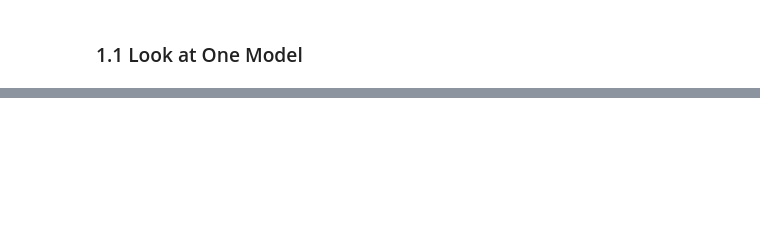
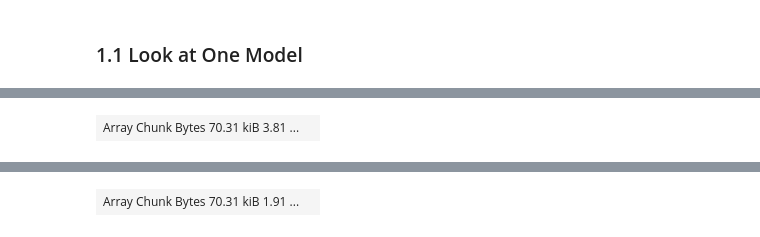
Before and after one commit to jinnayoon/cmip6-tempchangeproj, a Jupyter notebook: global_TOA_abrupt4xCO2.ipynb, the cells around one changed output, grey strips where cells are left out. Cells and saved outputs as stored; diff of their text form; code cells hidden in the pictures; blank space fills up the shorter version.

```diff
--- a/global_TOA_abrupt4xCO2.ipynb
+++ b/global_TOA_abrupt4xCO2.ipynb
@@ -114,0 +165,78 @@ print(source_list_abrupt4xCO2_2)
+# %%
+#TOA dtarray of 5 GCM
+ds_list_abrupt_gcm = list()
+ds_list_piControl_gcm = list()
+for source in gcm_list:
+    #abrupt4xCO2 data
+    df_toa_abrupt4xCO2_rlut = df.query("activity_id =='CMIP' & source_id == @source & table_id == 'Amon' & variable_id == 'rlut' & experiment_id == 'abrupt-4xCO2' & member_id == 'r1i1p1f1'")
+    df_toa_abrupt4xCO2_rsut = df.query("activity_id =='CMIP' & source_id == @source & table_id == 'Amon' & variable_id == 'rsut' & experiment_id == 'abrupt-4xCO2' & member_id == 'r1i1p1f1'")
+    df_toa_abrupt4xCO2_rsdt = df.query("activity_id =='CMIP' & source_id == @source & table_id == 'Amon' & variable_id == 'rsdt' & experiment_id == 'abrupt-4xCO2' & member_id == 'r1i1p1f1'")
+    df_toa_abrupt4xCO2_rlutcs = df.query("activity_id =='CMIP' & source_id == @source & table_id == 'Amon' & variable_id == 'rlutcs' & experiment_id == 'abrupt-4xCO2' & member_id == 'r1i1p1f1'")
+    df_toa_abrupt4xCO2_rsutcs = df.query("activity_id =='CMIP' & source_id == @source & table_id == 'Amon' & variable_id == 'rsutcs' & experiment_id == 'abrupt-4xCO2' & member_id == 'r1i1p1f1'")
+
+    #load abrupt4xCO2 data as dataset
+    ds_toa_abrupt4xCO2_rlut = load_zarr_dset(df_toa_abrupt4xCO2_rlut)
+    ds_toa_abrupt4xCO2_rsut = load_zarr_dset(df_toa_abrupt4xCO2_rsut)
+    ds_toa_abrupt4xCO2_rsdt = load_zarr_dset(df_toa_abrupt4xCO2_rsdt)
+    ds_toa_abrupt4xCO2_rlutcs = load_zarr_dset(df_toa_abrupt4xCO2_rlutcs)
+    ds_toa_abrupt4xCO2_rsutcs = load_zarr_dset(df_toa_abrupt4xCO2_rsutcs)
+    #toa and cre variable
+    ds_abrupt4xCO2_toa = ds_toa_abrupt4xCO2_rsdt.rsdt - ds_toa_abrupt4xCO2_rsut.rsut - ds_toa_abrupt4xCO2_rlut.rlut
+    ds_abrupt4xCO2_toacs = ds_toa_abrupt4xCO2_rsdt.rsdt - ds_toa_abrupt4xCO2_rlutcs.rlutcs - ds_toa_abrupt4xCO2_rsutcs.rsutcs
+    ds_abrupt4xCO2_cre = ds_abrupt4xCO2_toa - ds_abrupt4xCO2_toacs
+
+    #check each coords to see if lat/latitude need to be renamed
+    #print(source)
+    #print(ds_abrupt4xCO2_toa.coords)
+
+    #piControl data
+    df_toa_piControl_rlut = df.query("activity_id =='CMIP' & source_id == @source & table_id == 'Amon' & variable_id == 'rlut' & experiment_id == 'piControl' & member_id == 'r1i1p1f1'")
+    df_toa_piControl_rsut = df.query("activity_id =='CMIP' & source_id == @source & table_id == 'Amon' & variable_id == 'rsut' & experiment_id == 'piControl' & member_id == 'r1i1p1f1'")
+    df_toa_piControl_rsdt = df.query("activity_id =='CMIP' & source_id == @source & table_id == 'Amon' & variable_id == 'rsdt' & experiment_id == 'piControl' & member_id == 'r1i1p1f1'")
+    df_toa_piControl_rlutcs = df.query("activity_id =='CMIP' & source_id == @source & table_id == 'Amon' & variable_id == 'rlutcs' & experiment_id == 'piControl' & member_id == 'r1i1p1f1'")
+    df_toa_piControl_rsutcs = df.query("activity_id =='CMIP' & source_id == @source & table_id == 'Amon' & variable_id == 'rsutcs' & experiment_id == 'piControl' & member_id == 'r1i1p1f1'")
+
+    #load piControl data as dataset
+    ds_toa_piControl_rlut = load_zarr_dset(df_toa_piControl_rlut)
+    ds_toa_piControl_rsut = load_zarr_dset(df_toa_piControl_rsut)
+    ds_toa_piControl_rsdt = load_zarr_dset(df_toa_piControl_rsdt)
+    ds_toa_piControl_rlutcs = load_zarr_dset(df_toa_piControl_rlutcs)
+    ds_toa_piControl_rsutcs = load_zarr_dset(df_toa_piControl_rsutcs)
+    #toa and cre variable
+    ds_piControl_toa = ds_toa_piControl_rsdt.rsdt - ds_toa_piControl_rsut.rsut - ds_toa_piControl_rlut.rlut
+    ds_piControl_toacs = ds_toa_piControl_rsdt.rsdt - ds_toa_piControl_rlutcs.rlutcs - ds_toa_piControl_rsutcs.rsutcs
+    ds_piControl_cre = ds_piControl_toa - ds_piControl_toacs
+
+    #check coords for piControl to see if lat/latitude need to be renamed
+    #print(source)
+    #print(ds_piControl_toa.coords)
+
+    #weights for toa and cre (combine at the end)
+    weights_toa_abrupt = np.cos(np.deg2rad(ds_abrupt4xCO2_toa.lat))
+    weights_cre_abrupt = np.cos(np.deg2rad(ds_abrupt4xCO2_cre.lat))
+    ds_abrupt4xCO2_toa = ds_abrupt4xCO2_toa.weighted(weights_toa_abrupt).mean(dim=('lon', 'lat'))
+    ds_abrupt4xCO2_cre = ds_abrupt4xCO2_cre.weighted(weights_cre_abrupt).mean(dim=('lon', 'lat'))
+    weights_toa_piControl = np.cos(np.deg2rad(ds_piControl_toa.lat))
+    weights_cre_piControl = np.cos(np.deg2rad(ds_piControl_cre.lat))
+    ds_piControl_toa = ds_piControl_toa.weighted(weights_toa_piControl).mean(dim=('lon', 'lat'))
+    ds_piControl_cre = ds_piControl_cre.weighted(weights_cre_piControl).mean(dim=('lon', 'lat'))
+
+    #ds_toa combined
+    ds_abrupt4xCO2_toa_cre_merged = xr.Dataset({'toa':ds_abrupt4xCO2_toa, 'cre': ds_abrupt4xCO2_cre})
+    #piControl combined
+    ds_piControl_toa_cre_merged = xr.Dataset({'toa':ds_piControl_toa, 'cre':ds_piControl_toa})
+
+    #slice and assign
+    ds_abrupt4xCO2_toa_cre_merged = ds_abrupt4xCO2_toa_cre_merged.isel(time=slice(0,1800))
+    ds_abrupt4xCO2_toa_cre_merged = ds_abrupt4xCO2_toa_cre_merged.assign(time=new_time_index_abrupt)
+    ds_abrupt4xCO2_toa_cre_merged = ds_abrupt4xCO2_toa_cre_merged.assign_coords(model=source)
+    ds_list_abrupt_gcm.append(ds_abrupt4xCO2_toa_cre_merged)
+    ds_piControl_toa_cre_merged = ds_piControl_toa_cre_merged.isel(time=slice(0,1800))
+    ds_piControl_toa_cre_merged = ds_piControl_toa_cre_merged.assign(time=new_time_index_abrupt)
+    ds_piControl_toa_cre_merged = ds_piControl_toa_cre_merged.assign_coords(model=source)
+    ds_list_piControl_gcm.append(ds_piControl_toa_cre_merged)
+
+ds_abrupt_gcm_models = xr.concat(ds_list_abrupt_gcm, dim = 'model', coords = 'minimal', compat = 'override')
+ds_piControl_gcm_models = xr.concat(ds_list_piControl_gcm, dim = 'model', coords = 'minimal', compat = 'override')
+ds_abrupt_gcm_models
+# %% [output]
@@ -114,0 +260 @@ print(source_list_abrupt4xCO2_2)
+| Array Chunk Bytes 70.31 kiB 3.81 ... |  |
@@ -114,0 +265 @@ print(source_list_abrupt4xCO2_2)
+| Array Chunk Bytes 70.31 kiB 1.91 ... |  |
```
Also changed, not shown: parts of 19 cells of this notebook, 1 other file.
